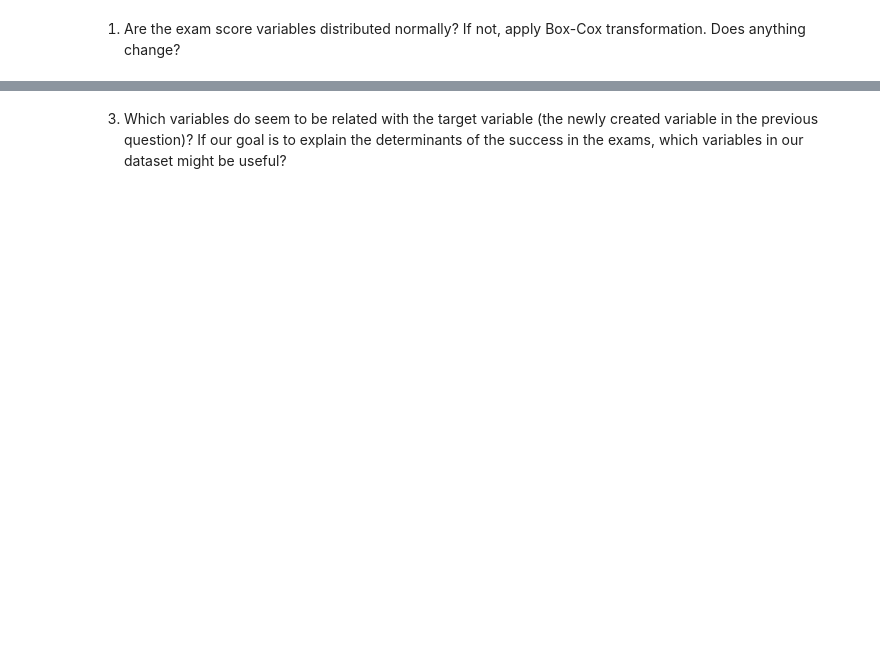
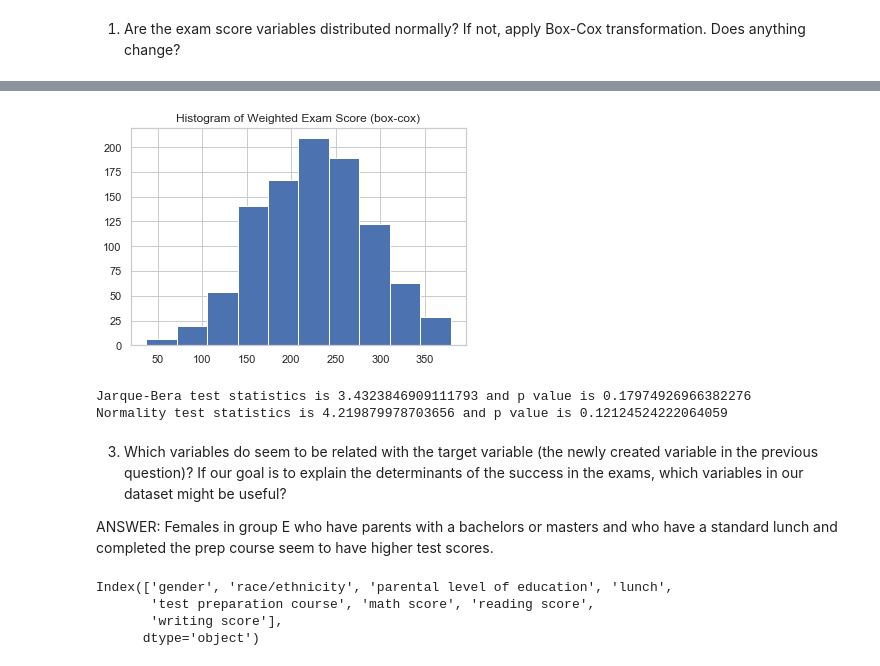
Before and after one commit to mgalaviz1/my_work, a Jupyter notebook: week5_eda/feature1.ipynb, the cells around one changed output, grey strips where cells are left out. Saved outputs shown, nothing was run; the diff lists cells and outputs as text; code cells hidden in the pictures; blank space fills up the shorter version.

```diff
--- a/week5_eda/feature1.ipynb
+++ b/week5_eda/feature1.ipynb
@@ -118,14 +284,27 @@ print("Normality test statistics is {0} and p value is {1}".format(norm_stats[0]
 # %%
-exams_boxcox,_ = boxcox(exam_score)
+exams_boxcox,_ = boxcox(weighted_exam_score)
 
 plt.hist(exams_boxcox)
-plt.title("histogram of exam score (box-cox transformed)")
+plt.title("Histogram of Weighted Exam Score (box-cox)")
 plt.show()
 
 jb_stats = jarque_bera(exams_boxcox)
 norm_stats = normaltest(exams_boxcox)
 
 print("Jarque-Bera test statistics is {0} and p value is {1}".format(jb_stats[0], jb_stats[1]))
 print("Normality test statistics is {0} and p value is {1}".format(norm_stats[0], norm_stats[1]))
+# %% [output]
+[figure, added]
+Jarque-Bera test statistics is 3.4323846909111793 and p value is 0.17974926966382276
+Normality test statistics is 4.219879978703656 and p value is 0.12124524222064059
 # %% [markdown]
 3. Which variables do seem to be related with the target variable (the newly created variable in the previous question)? If our goal is to explain the determinants of the success in the exams, which variables in our dataset might be useful?
+
+ANSWER:  Females in group E who have parents with a bachelors or masters and who have a standard lunch and completed the prep course seem to have higher test scores.
+# %%
+df.columns
+# %% [output]
+Index(['gender', 'race/ethnicity', 'parental level of education', 'lunch',
+       'test preparation course', 'math score', 'reading score',
+       'writing score'],
+      dtype='object')
```
Also changed, not shown: parts of 24 cells of this notebook.
